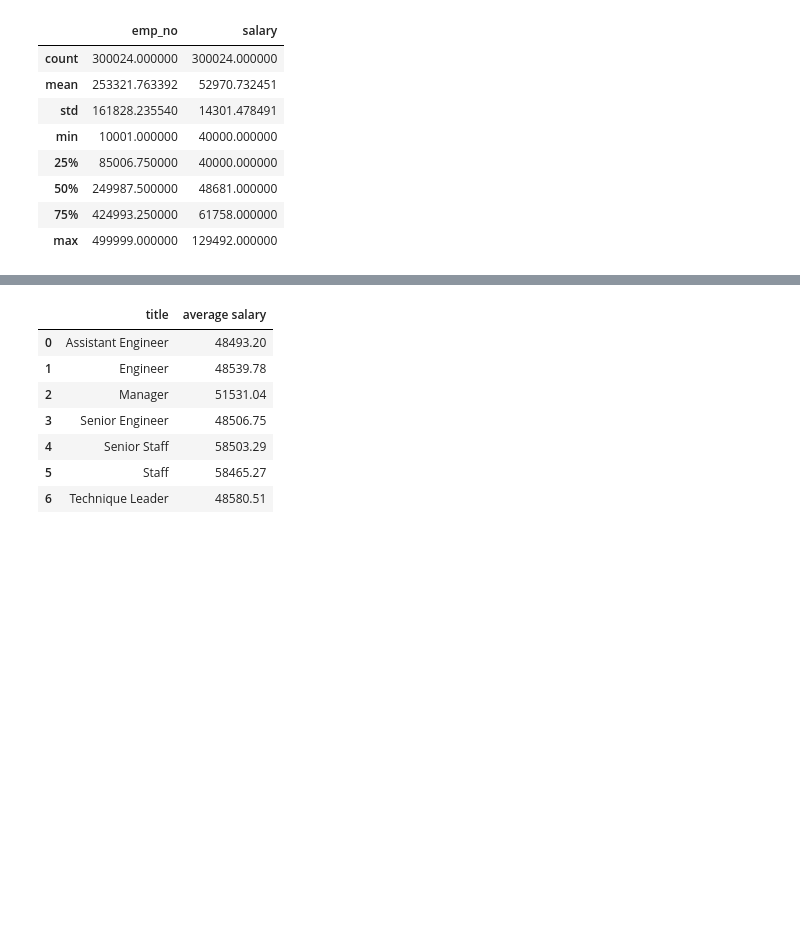
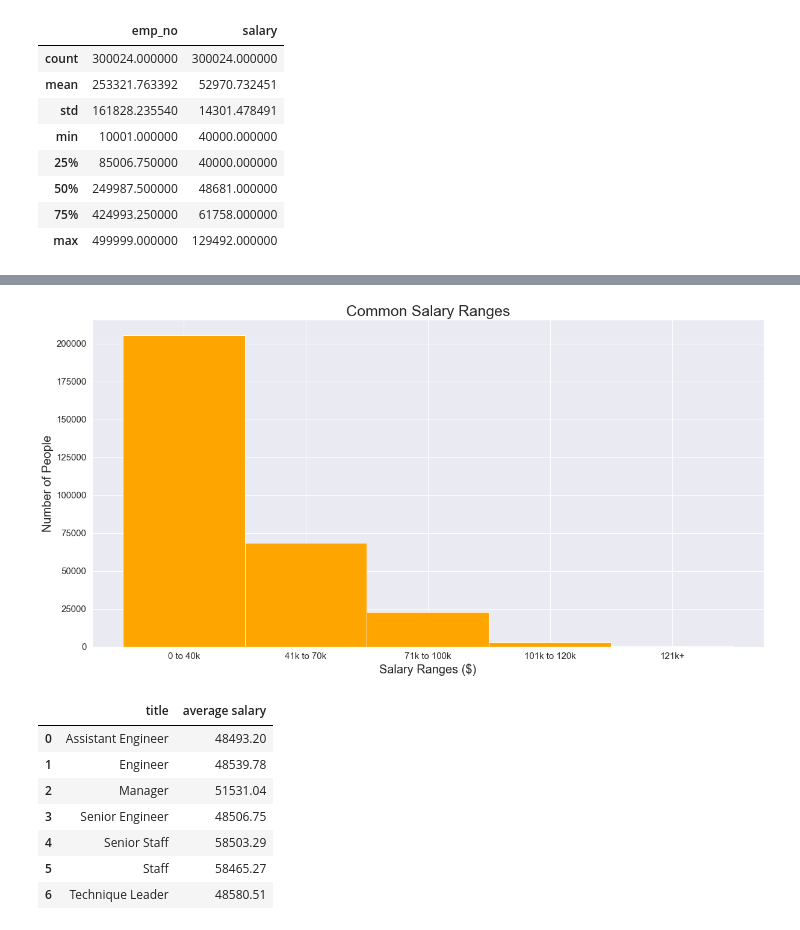
Before and after one commit to josephsy96/SQL-Challenge, a Jupyter notebook: SQL_Automation.ipynb, the cells around one changed output, grey strips where cells are left out. Cells and saved outputs as stored; diff of their text form; code cells hidden in the pictures; blank space fills up the shorter version.

```diff
--- a/SQL_Automation.ipynb
+++ b/SQL_Automation.ipynb
@@ -64,3 +63,15 @@ salary_df
+# %%
+#Create histogram for salary ranges
+salary_df.plot(kind='bar', width=1,figsize=(20,10),align='center',color="orange",legend=False);
+
+#Format "histogram"
+plt.title('Common Salary Ranges',size=25);
+plt.ylabel('Number of People',size=20)
+plt.xlabel('Salary Ranges ($)',size=20)
+plt.yticks(size=15);
+plt.xticks(rotation='horizontal',size=15);
+# %% [output]
+[figure, added]
 # %%
 #Average Salary by Title from Pewlett_Hackard Database
 sql_2 = 'SELECT t.title, ROUND(AVG(s.salary),2) AS "average salary"'
```
Also changed, not shown: parts of 6 cells of this notebook.
